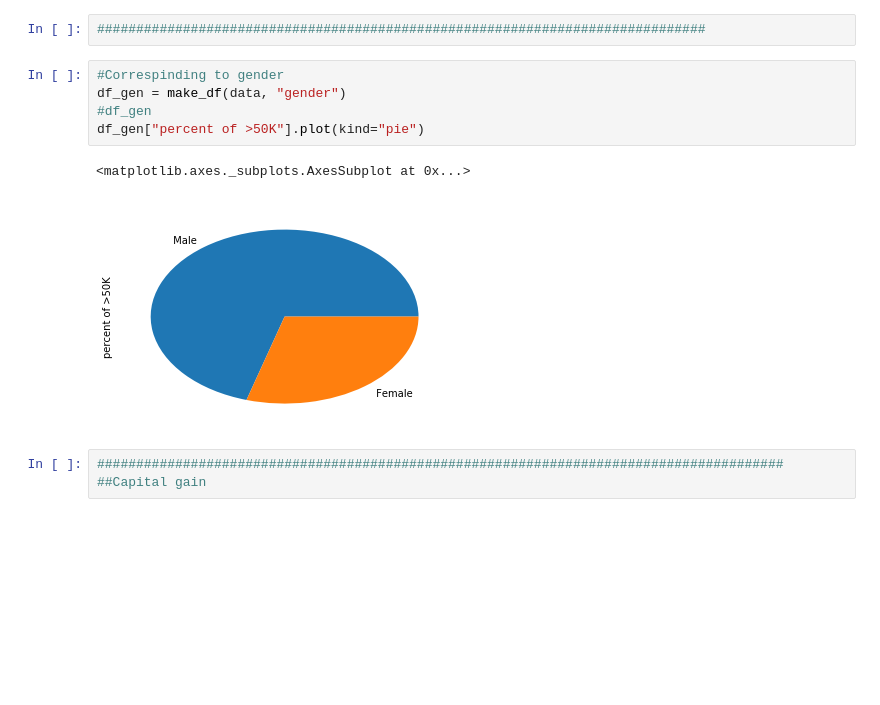
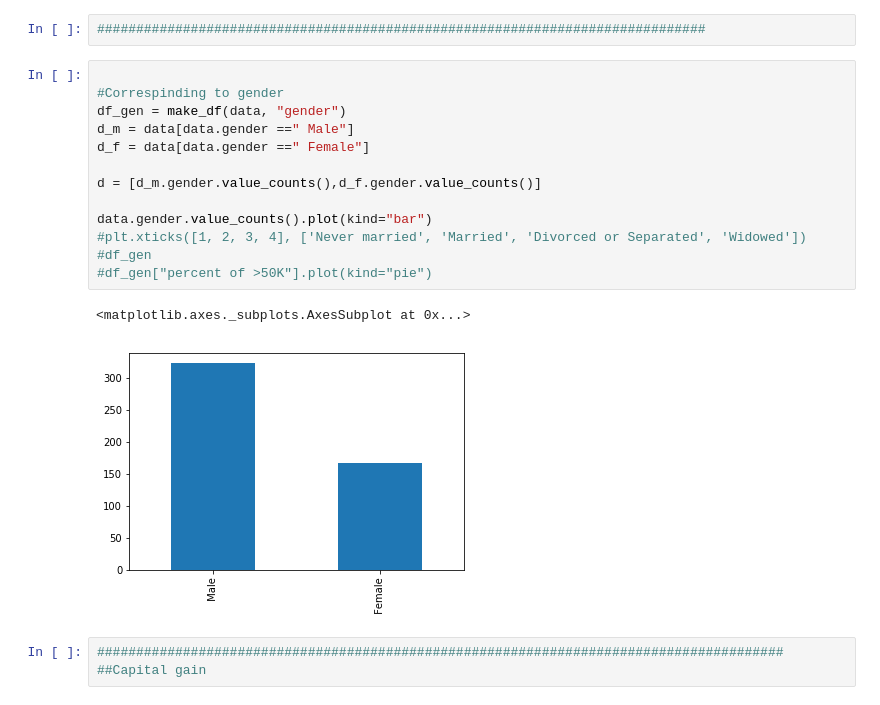
Before and after one commit to rajarshibiswas/Data-Mining, a Jupyter notebook: Project-1/EDA testing .ipynb, the cells around one changed output. Saved outputs shown, nothing was run; the diff lists cells and outputs as text; blank space fills up the shorter version.

```diff
--- a/Project-1/EDA testing .ipynb
+++ b/Project-1/EDA testing .ipynb
@@ -438,13 +505,21 @@ for i in range(2):
 # %%
 ##############################################################################
 # %%
+
 #Correspinding to gender
 df_gen = make_df(data, "gender")
+d_m = data[data.gender ==" Male"]
+d_f = data[data.gender ==" Female"]
+
+d = [d_m.gender.value_counts(),d_f.gender.value_counts()]
+
+data.gender.value_counts().plot(kind="bar")
+#plt.xticks([1, 2, 3, 4], ['Never married', 'Married', 'Divorced or Separated', 'Widowed'])
 #df_gen
-df_gen["percent of >50K"].plot(kind="pie")
+#df_gen["percent of >50K"].plot(kind="pie")
 # %% [output]
 <matplotlib.axes._subplots.AxesSubplot at 0x...>
-[figure, old version]
+[figure, new version]
 # %%
 ########################################################################################
 ##Capital gain
```
Also changed, not shown: parts of 9 cells of this notebook, 12 other files.
